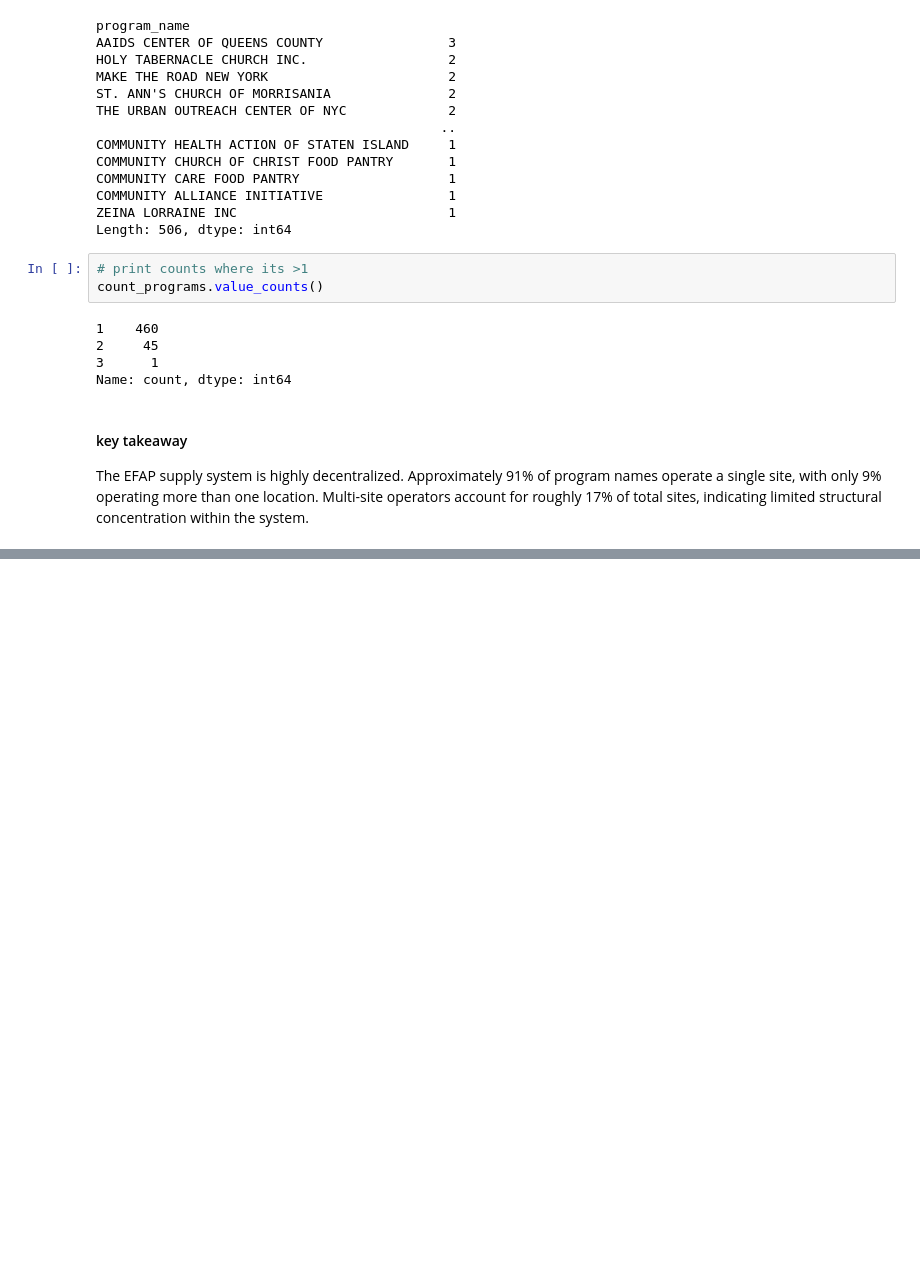
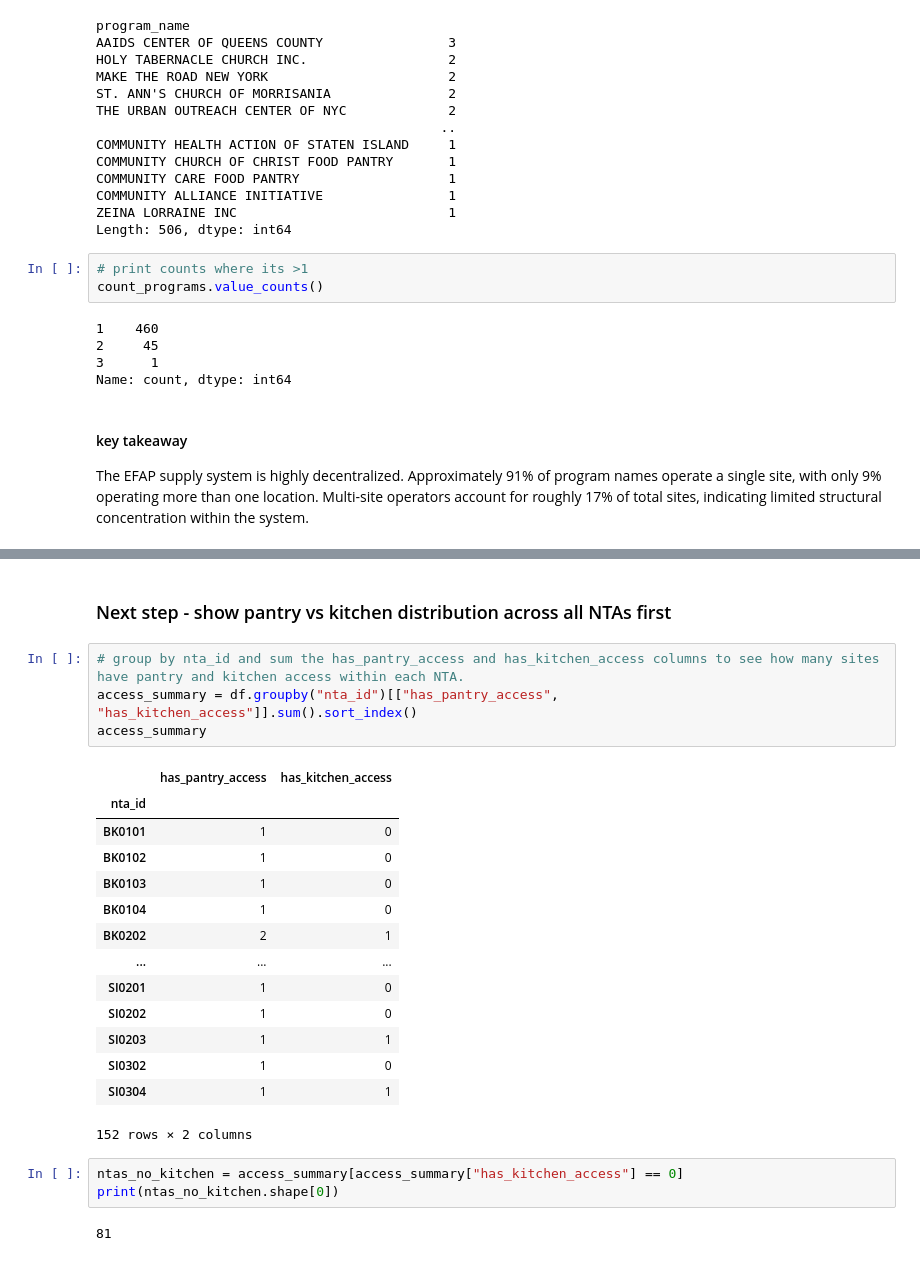
Before and after one commit to Angelk119/CID_Food_Access, a Jupyter notebook: python/notebooks/eda/efap_eda_ayema.ipynb, the cells around one changed output, grey strips where cells are left out. Cells and saved outputs as stored; diff of their text form; blank space fills up the shorter version.

```diff
--- a/python/notebooks/eda/efap_eda_ayema.ipynb
+++ b/python/notebooks/eda/efap_eda_ayema.ipynb
@@ -191,0 +283,26 @@ The EFAP supply system is highly decentralized. Approximately 91% of program nam
+# %% [markdown]
+### Next step - show pantry vs kitchen distribution across all NTAs first
+# %%
+# group by nta_id and sum the has_pantry_access and has_kitchen_access columns to see how many sites have pantry and kitchen access within each NTA.
+access_summary = df.groupby("nta_id")[["has_pantry_access", "has_kitchen_access"]].sum().sort_index()
+access_summary
+# %% [output]
+|  | has_pantry_access | has_kitchen_access |
+| nta_id |  |  |
+| BK0101 | 1 | 0 |
+| BK0102 | 1 | 0 |
+| BK0103 | 1 | 0 |
+| BK0104 | 1 | 0 |
+| BK0202 | 2 | 1 |
+| ... | ... | ... |
+| SI0201 | 1 | 0 |
+| SI0202 | 1 | 0 |
+| SI0203 | 1 | 1 |
+| SI0302 | 1 | 0 |
+| SI0304 | 1 | 1 |
+152 rows × 2 columns
+# %%
+ntas_no_kitchen = access_summary[access_summary["has_kitchen_access"] == 0]
+print(ntas_no_kitchen.shape[0])
+# %% [output]
+81
```
Also changed, not shown: parts of 24 cells of this notebook.
